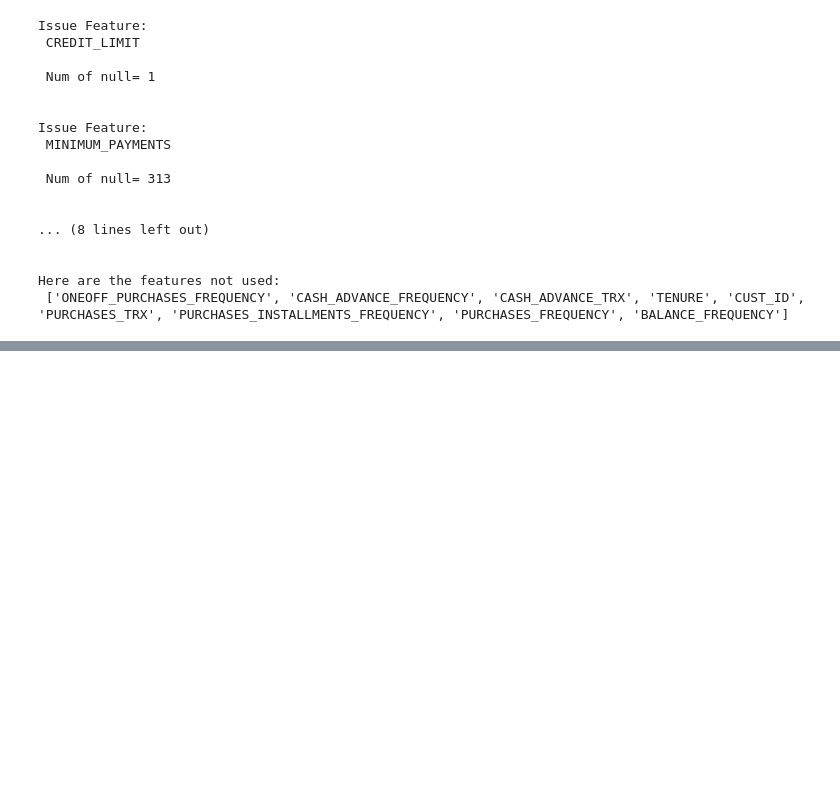
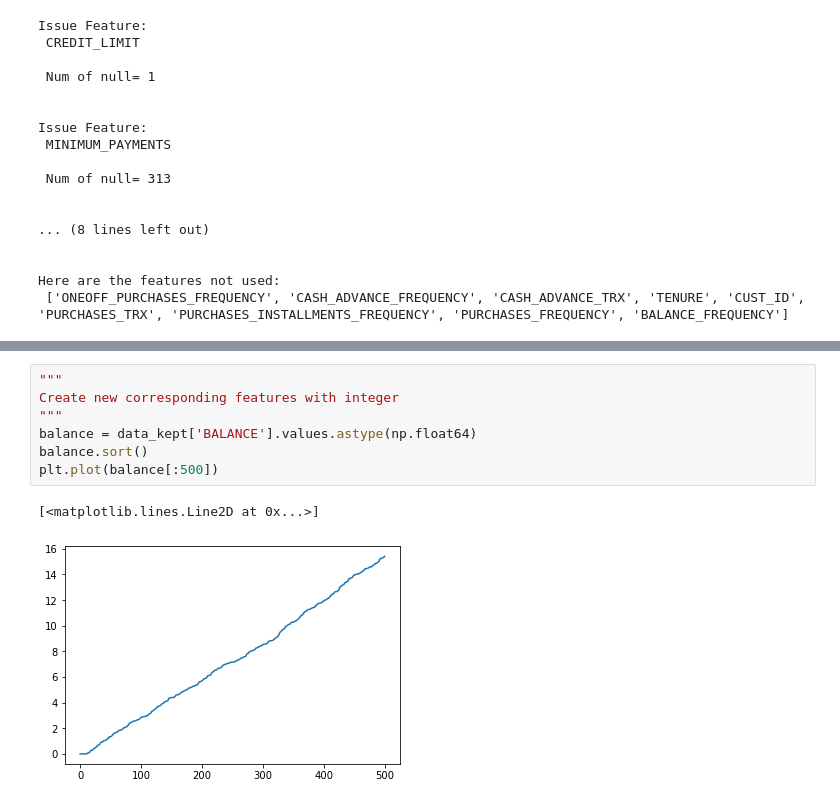
Before and after one commit to Addieduncan/customer-segmentation-project, a Jupyter notebook: inspect_data.ipynb, the cells around one changed output, grey strips where cells are left out. Saved outputs shown, nothing was run; the diff lists cells and outputs as text; blank space fills up the shorter version.

```diff
--- a/inspect_data.ipynb
+++ b/inspect_data.ipynb
@@ -488,0 +468,10 @@ SyntaxError: invalid syntax
+# %%
+"""
+Create new corresponding features with integer
+"""
+balance = data_kept['BALANCE'].values.astype(np.float64)
+balance.sort()
+plt.plot(balance[:500])
+# %% [output]
+[<matplotlib.lines.Line2D at 0x...>]
+[figure, added]
```
Also changed, not shown: parts of 3 cells of this notebook, 2 other files.
